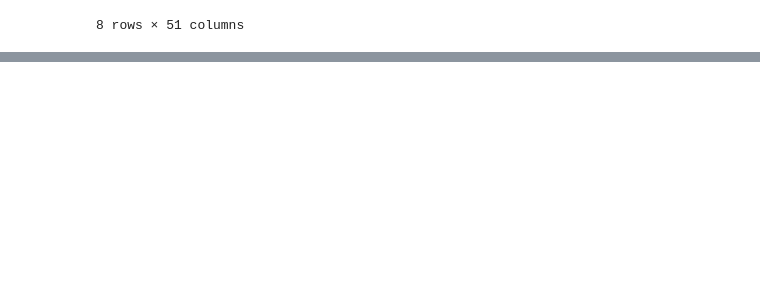
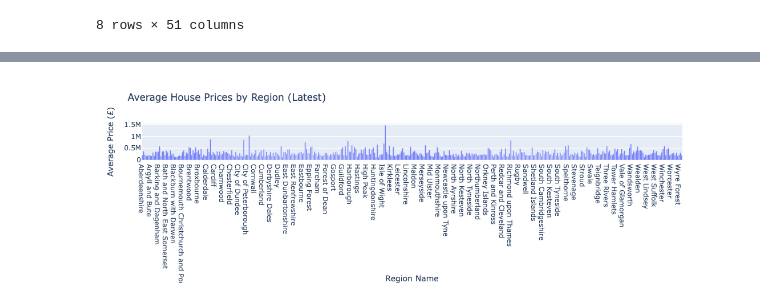
Before and after one commit to astoncrawley/uk-house-price-index, a Jupyter notebook: notebooks/uk-house-price-analysis.ipynb, the cells around one changed output, grey strips where cells are left out. Cells and saved outputs as stored; diff of their text form; code cells hidden in the pictures; blank space fills up the shorter version.

Commit message:
Clean data for basic analysis

```diff
--- a/notebooks/uk-house-price-analysis.ipynb
+++ b/notebooks/uk-house-price-analysis.ipynb
@@ -45,3 +46,16 @@ memory usage: 60.4+ MB
 | 75% | 2.274725e+05 | 79.300000 | 79.600000 | 1.500000 | 10.200000 | 206122.500000 | 377.000000 | 3.909352e+05 | ... |
 | max | 1.656986e+06 | 153.100000 | 111.500000 | 35.300000 | 98.400000 | 574627.000000 | 183609.000000 | 5.820174e+06 | ... |
 8 rows × 51 columns
+# %%
+# ============== 3. Data Cleaning ==============
+# Convert date column to datetime
+df['Date'] = pd.to_datetime(df['Date'])
+
+# Select relevant columns for basic analysis
+df = df[['Date', 'RegionName', 'AveragePrice']]
+
+# Check for missing values
+df.isnull().values.any()
+
+# Sort values
+df = df.sort_values(by=["RegionName", "Date"])
@@ -47,0 +77,6 @@ memory usage: 60.4+ MB
+# %%
+# Regional comparison at latest date
+latest = df[df['Date'] == df['Date'].max()]
+px.bar(latest, x="RegionName", y="AveragePrice", labels={"RegionName":"Region Name", "AveragePrice":"Average Price (£)"}, title="Average House Prices by Region (Latest)")
+# %% [output]
+[figure, added]
```
Also changed, not shown: parts of 4 cells of this notebook.
